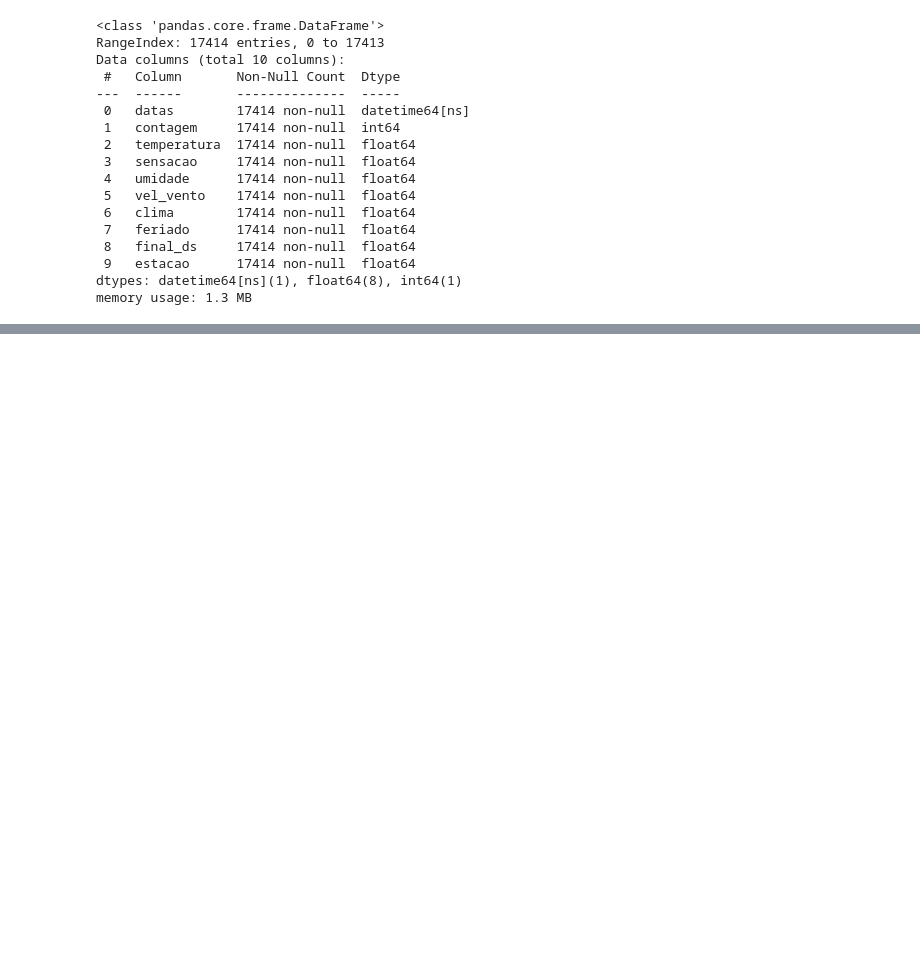
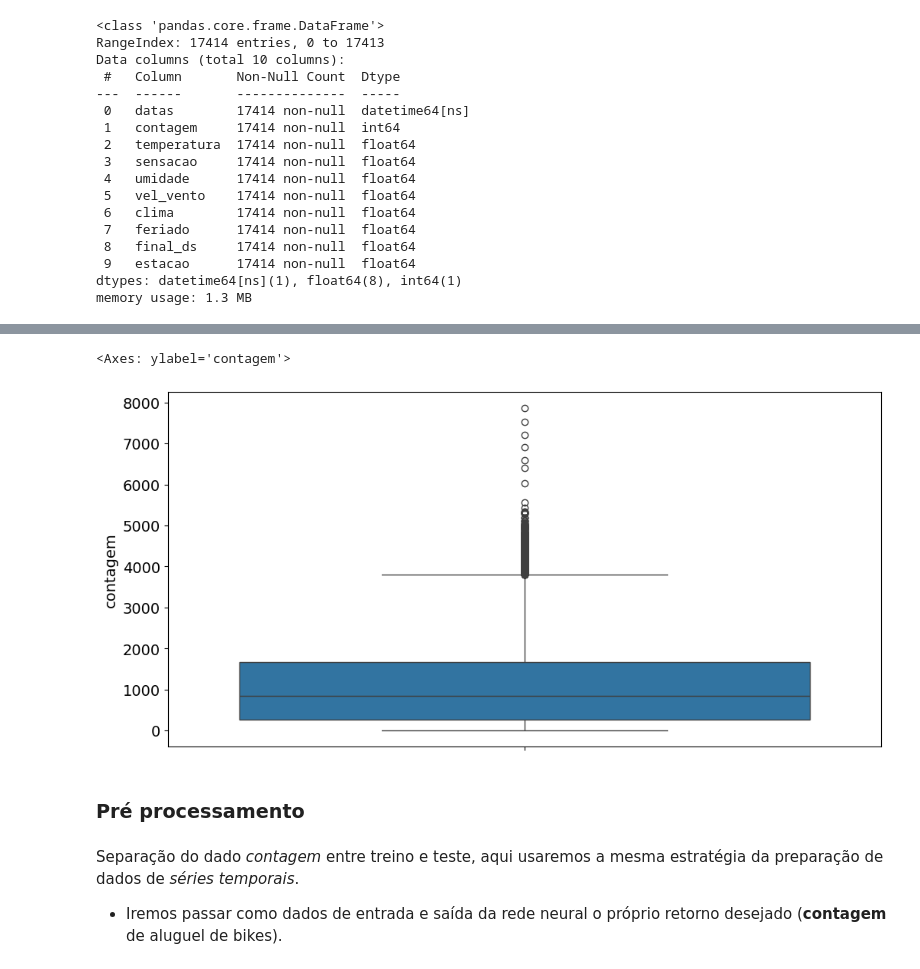
Before and after one commit to DiogoBotton/Deep_Learning_Learn, a Jupyter notebook: Regressão_Com_Keras/02_redes_recorrentes.ipynb, the cells around one changed output, grey strips where cells are left out. Cells and saved outputs as stored; diff of their text form; code cells hidden in the pictures; blank space fills up the shorter version.

Commit message:
Iniciando com conceitos de redes neuras recorrentes

```diff
--- a/Regressão_Com_Keras/02_redes_recorrentes.ipynb
+++ b/Regressão_Com_Keras/02_redes_recorrentes.ipynb
@@ -78,0 +91,7 @@ sns.lineplot(x='datas', y='contagem', data=df)
+# %%
+sns.boxplot(df['contagem'])
+# %% [output]
+<Axes: ylabel='contagem'>
+[figure, added]
+# %% [markdown]
+### Pré processamento
@@ -78,0 +103,3 @@ sns.lineplot(x='datas', y='contagem', data=df)
+# %% [markdown]
+Separação do dado *contagem* entre treino e teste, aqui usaremos a mesma estratégia da preparação de dados de *séries temporais*.
+- Iremos passar como dados de entrada e saída da rede neural o próprio retorno desejado (**contagem** de aluguel de bikes).
```
Also changed, not shown: parts of 9 cells of this notebook, 1 other file.
